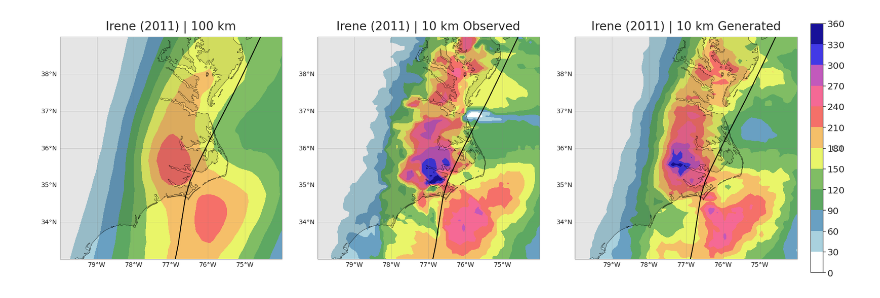
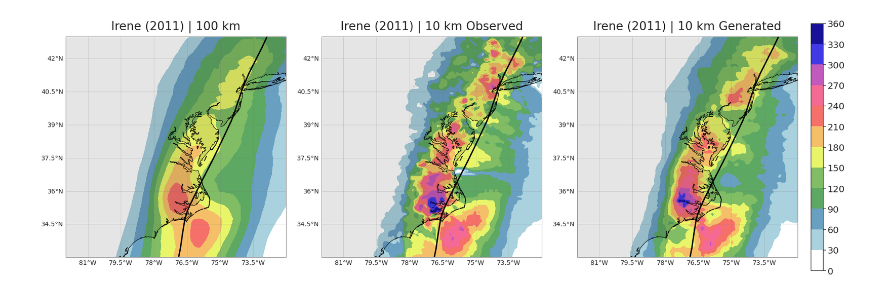
Before and after one commit to vosps/tropical_cyclone, a Jupyter notebook: figures/7_storm_rain_individual.ipynb, the cells around one changed output. Drawn from its saved outputs; the diff is of its cells as text; code cells hidden in the pictures.

```diff
--- a/figures/7_storm_rain_individual.ipynb
+++ b/figures/7_storm_rain_individual.ipynb
@@ -39,7 +39,7 @@ def plot_accumulated(data,lats,lons,vmin=0,vmax=200,plot='show',limit=1,cmap='Bl
         if plot != 'ax':
                 fig, ax = plt.subplots(subplot_kw={'projection': ccrs.PlateCarree()})
         c = ax.contourf(lon2d,lat2d,data,vmin=vmin,vmax=vmax,levels=levels,cmap = cmap, transform=ccrs.PlateCarree())
-        ax.add_feature(cfeature.COASTLINE,linewidth=0.5)
+        ax.add_feature(cfeature.COASTLINE,linewidth=1)
         ax.add_feature(cfeature.LAND, zorder=100,color='black',alpha=0.1)
         if centre_lats is not None:
                 for i in range(len(centre_lats)):
@@ -61,7 +61,7 @@ def plot_accumulated(data,lats,lons,vmin=0,vmax=200,plot='show',limit=1,cmap='Bl
                         elif intensity[i]==5.0:
                                 colour = '#ff2000'
                                 colour='black'
-                        ax.plot(centre_lons[i:i+2],centre_lats[i:i+2],color=colour,linewidth=2)
+                        ax.plot(centre_lons[i:i+2],centre_lats[i:i+2],color=colour,linewidth=3)
         ax.outline_patch.set_linewidth(0.5)
         gl = ax.gridlines(crs=ccrs.PlateCarree(), draw_labels=True,
                   linewidth=0.5, color='gray', alpha=0.5, linestyle='-')
@@ -242,50 +264,50 @@ sns.set_context("notebook")
 # define cmap
 precip_cmap,precip_norm = make_cmap()
 
-# gridspec = {'width_ratios': [1,1,0.2,1,1, 0.2]}
 gridspec = {'width_ratios': [1,1,1,0.2]}
-# fig, axes = plt.subplots(3, 6, figsize=(32, 20), sharey=False,subplot_kw={'projection': ccrs.PlateCarree()}, gridspec_kw=gridspec)
 fig, axes = plt.subplots(1, 4, figsize=(32, 10), sharey=False,subplot_kw={'projection': ccrs.PlateCarree()}, gridspec_kw=gridspec)
-# axes[0, 5].axis('off')
-# axes[1, 5].axis('off')
-# axes[2, 5].axis('off')
-# # axes[3, 5].axis('off')
-# axes[0, 2].axis('off')
-# axes[1, 2].axis('off')
-# axes[2, 2].axis('off')
-# axes[3, 2].axis('off')
+
+axes[3].axis('off')
 
 extent_1 = [119, 22, 122, 25]
 
 # Irene 2011233N15301 validation NA
 xlim_1 = (-80,-74)
 ylim_1 = (33,39)
 
+xlim_1 = (-82,-72)
+ylim_1 = (33,43)
+
+# xlim_1 = (-69,-63)
+# ylim_1 = (15,21)
+
+# xlim_1 = (85,92)
+# ylim_1 = (20,27)
 
 # Irene
+levels = [0,20, 40, 60, 80, 100, 125, 150, 175, 200,250]
 levels = [0, 30, 60, 90, 120, 150, 180, 210, 240, 270, 300, 330, 360]
 title = 'Irene (2011) | 100 km'
 axes[0] = plot_accumulated(accumulated_ds_inputs_1['precipitation'],accumulated_ds_inputs_1['lat'].values,accumulated_ds_1['lon'].values,
 							vmin=0,vmax=375,cmap=precip_cmap,levels = levels,plot='ax',centre_lats=centre_lats_1,
 							centre_lons=centre_lons_1,intensity=intensity_1,ax=axes[0],mask_oceans=True,title=title)
-
 
 title = 'Irene (2011) | 10 km Observed'
 axes[1] = plot_accumulated(accumulated_ds_1['precipitation'],accumulated_ds_1['lat'].values,accumulated_ds_1['lon'].values,
 							vmin=0,vmax=375,cmap=precip_cmap,levels = levels,plot='ax',centre_lats=centre_lats_1,
 							centre_lons=centre_lons_1,intensity=intensity_1,ax=axes[1],mask_oceans=True,title=title)
 title = 'Irene (2011) | 10 km Generated'
 axes[2] = plot_accumulated(accumulated_ds_pred_1['precipitation'],accumulated_ds_pred_1['lat'].values,accumulated_ds_pred_1['lon'].values,
 							vmin=0,vmax=375,cmap=precip_cmap,levels = levels,plot='ax',centre_lats=centre_lats_1,centre_lons=centre_lons_1,
 							intensity=intensity_1,ax=axes[2],mask_oceans=True,title=title,cbar=True,cax=axes[3])
 axes[0].set_xlim(xlim_1)
 axes[0].set_ylim(ylim_1)
 axes[1].set_xlim(xlim_1)
 axes[1].set_ylim(ylim_1)
 axes[2].set_xlim(xlim_1)
 axes[2].set_ylim(ylim_1)
 
 
 plt.savefig('irene.png',bbox_inches='tight',dpi=600)
 # %% [output]
-[figure, old version]
+[figure, new version]
```
Also changed, not shown: parts of 16 cells of this notebook, 9 other files.
